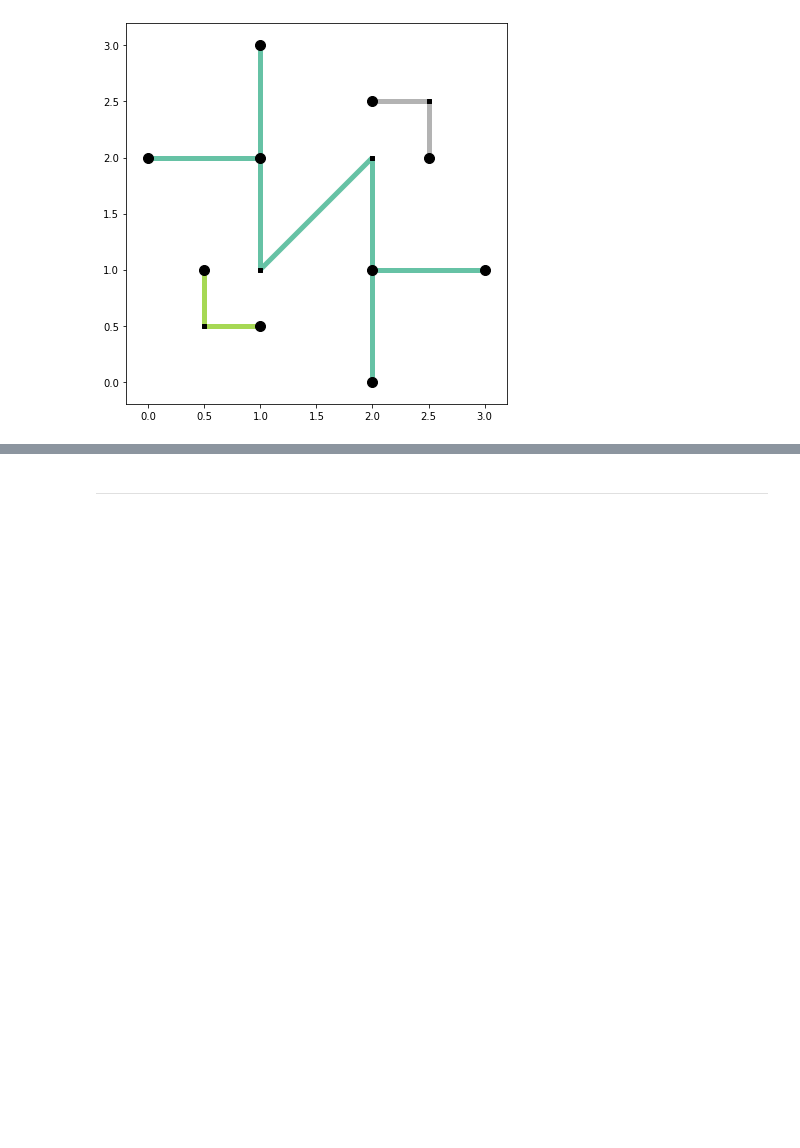
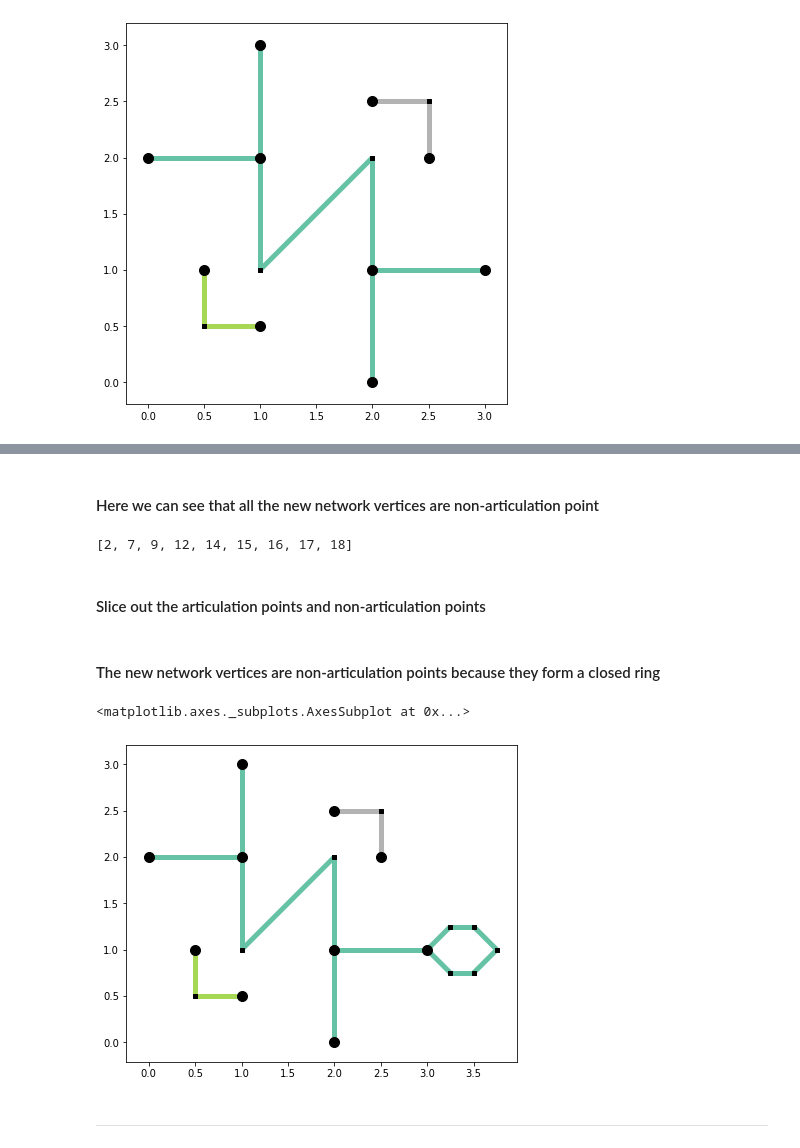
Before and after one commit to pysal/spaghetti, a Jupyter notebook: notebooks/Connected-Components.ipynb, the cells around one changed output, grey strips where cells are left out. Drawn from its saved outputs; the diff is of its cells as text; code cells hidden in the pictures; blank space fills up the shorter version.

Commit message:
adding napts stuff to comp notebook

```diff
--- a/notebooks/Connected-Components.ipynb
+++ b/notebooks/Connected-Components.ipynb
@@ -181,0 +186,12 @@ non_articulation_vertices.plot(ax=base, marker="s", color="k", markersize=20, zo
+# %%
+new_lines = [
+    Chain([Point([3, 1]), Point([3.25, 1.25])]),
+    Chain([Point([3.25, 1.25]), Point([3.5, 1.25])]),
+    Chain([Point([3.5, 1.25]), Point([3.75, 1])]),
+    Chain([Point([3.75, 1]), Point([3.5, .75])]),
+    Chain([Point([3.5, .75]), Point([3.25, .75])]),
+    Chain([Point([3.25, .75]), Point([3, 1])]),
+]
+lines += new_lines
+# %%
+ntw = spaghetti.Network(in_data=lines)
@@ -181,0 +226,3 @@ non_articulation_vertices.plot(ax=base, marker="s", color="k", markersize=20, zo
+# %%
+# network vertices and arcs
+vertices_df, arcs_df = spaghetti.element_as_gdf(ntw, vertices=True, arcs=True)
@@ -182,2 +250,23 @@ non_articulation_vertices.plot(ax=base, marker="s", color="k", markersize=20, zo
+# %% [markdown]
+#### Here we can see that all the new network vertices are non-articulation point
+# %%
+ntw.non_articulation_points
+# %% [output]
+[2, 7, 9, 12, 14, 15, 16, 17, 18]
+# %% [markdown]
+#### Slice out the articulation points and non-articulation points
+# %%
+napts = ntw.non_articulation_points
+articulation_vertices = vertices_df[~vertices_df["id"].isin(napts)]
+non_articulation_vertices = vertices_df[vertices_df["id"].isin(napts)]
+# %% [markdown]
+#### The new network vertices are non-articulation points because they form a closed ring
+# %%
+base = arcs_df.plot(column="comp_label", cmap="Set2", linewidth=5, figsize=(7, 7))
+articulation_vertices.plot(ax=base, color="k", markersize=100, zorder=2)
+non_articulation_vertices.plot(ax=base, marker="s", color="k", markersize=20, zorder=2)
+# %% [output]
+<matplotlib.axes._subplots.AxesSubplot at 0x...>
+[figure, added]
 # %% [markdown]
 -----------------------------------------------------
```
Also changed, not shown: parts of 7 cells of this notebook.
